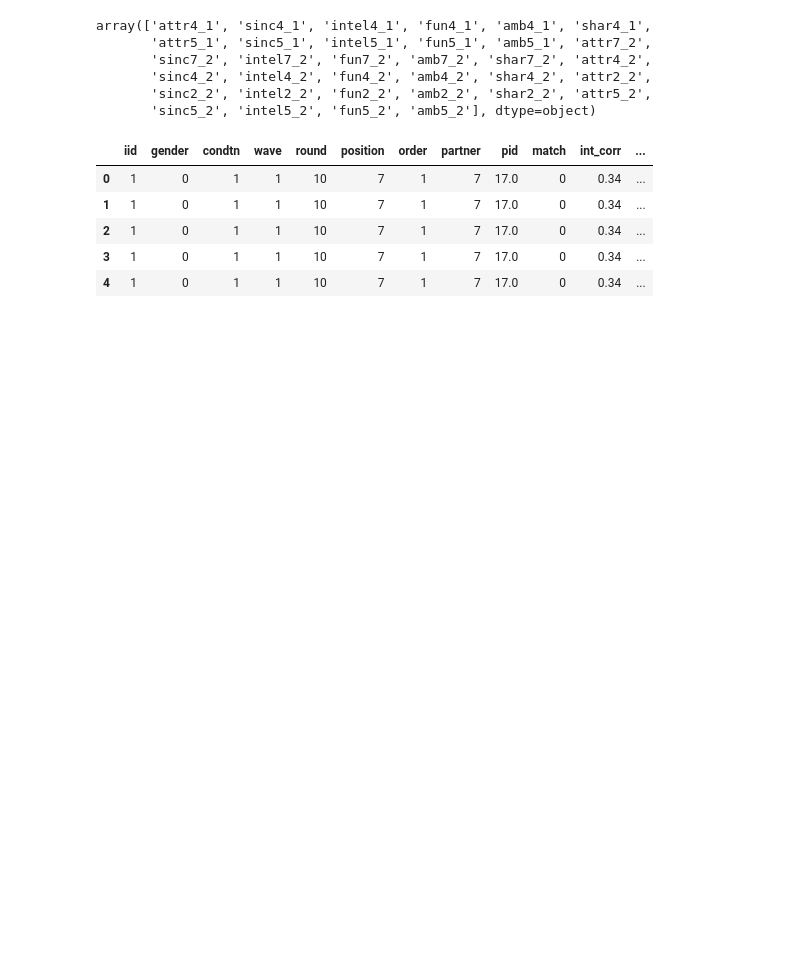
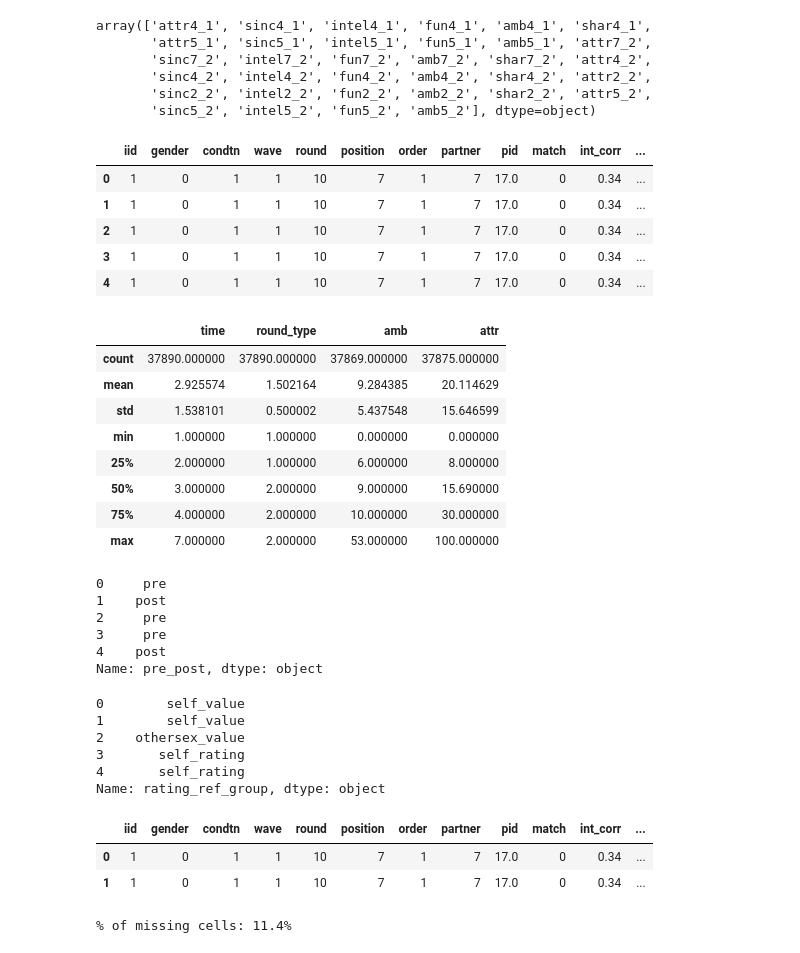
Before and after one commit to arielktran/SpeedDating, a Jupyter notebook: Ariel_Code.ipynb, the cells around one changed output. Cells and saved outputs as stored; diff of their text form; code cells hidden in the pictures; blank space fills up the shorter version.

Commit message:
renaming col, use df_long

```diff
--- a/Ariel_Code.ipynb
+++ b/Ariel_Code.ipynb
@@ -279,3 +282,54 @@ df_long.head()
 | 2 | 1 | 0 | 1 | 1 | 10 | 7 | 1 | 7 | 17.0 | 0 | 0.34 | ... |
 | 3 | 1 | 0 | 1 | 1 | 10 | 7 | 1 | 7 | 17.0 | 0 | 0.34 | ... |
 | 4 | 1 | 0 | 1 | 1 | 10 | 7 | 1 | 7 | 17.0 | 0 | 0.34 | ... |
+# %%
+df_long[['time', 'round_type', 'amb', 'attr']].describe()
+
+# pre_post = round_type (1/2)
+# time = self,other,same sex, other sex,etc (1/2/3/4/5/7)
+# %% [output]
+|  | time | round_type | amb | attr |
+| count | 37890.000000 | 37890.000000 | 37869.000000 | 37875.000000 |
+| mean | 2.925574 | 1.502164 | 9.284385 | 20.114629 |
+| std | 1.538101 | 0.500002 | 5.437548 | 15.646599 |
+| min | 1.000000 | 1.000000 | 0.000000 | 0.000000 |
+| 25% | 2.000000 | 1.000000 | 6.000000 | 8.000000 |
+| 50% | 3.000000 | 2.000000 | 9.000000 | 15.690000 |
+| 75% | 4.000000 | 2.000000 | 10.000000 | 30.000000 |
+| max | 7.000000 | 2.000000 | 53.000000 | 100.000000 |
+# %%
+# df_long.rename(columns = {"time": "rating_ref_group", "round_type":"pre_post", inplace=True)
+df_long['pre_post'] = np.where(df_long['round_type']==1, 'pre', 'post')
+df_long['pre_post'].head()
+# %% [output]
+0     pre
+1    post
+2     pre
+3     pre
+4    post
+Name: pre_post, dtype: object
+# %%
+ref_group_int = [1,2,3,4,5,7]
+ref_group_string = ["self_value", "othersex_value", "self_rating", "samesex_value", "othersex_rating_self", "self_valuing_post"]
+
+df_long['rating_ref_group'] = df_long['time'].replace(ref_group_int, ref_group_string)
+df_long['rating_ref_group'].head()
+# %% [output]
+0        self_value
+1        self_value
+2    othersex_value
+3       self_rating
+4       self_rating
+Name: rating_ref_group, dtype: object
+# %%
+# drop old columns now that we have 'pre_post' and 'rating_ref_group'
+df_long = df_long.drop(['time', 'round_type'], axis=1)
+df_long.head(2)
+# %% [output]
+|  | iid | gender | condtn | wave | round | position | order | partner | pid | match | int_corr | ... |
+| 0 | 1 | 0 | 1 | 1 | 10 | 7 | 1 | 7 | 17.0 | 0 | 0.34 | ... |
+| 1 | 1 | 0 | 1 | 1 | 10 | 7 | 1 | 7 | 17.0 | 0 | 0.34 | ... |
+# %%
+print(f"% of missing cells: {(clean_df.isna().sum().sum()*100 / (clean_df.shape[1] * clean_df.shape[0])).round(1)}%")
+# %% [output]
+% of missing cells: 11.4%
```
Also changed, not shown: parts of 7 cells of this notebook, 1 other file.
